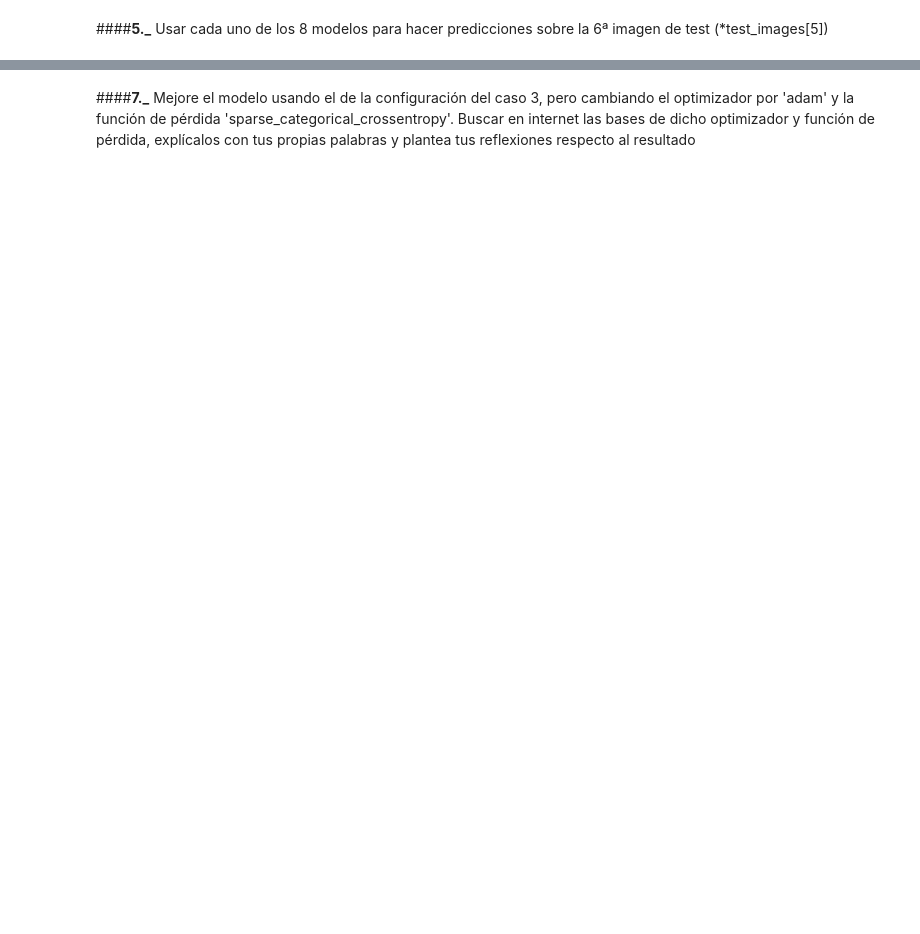
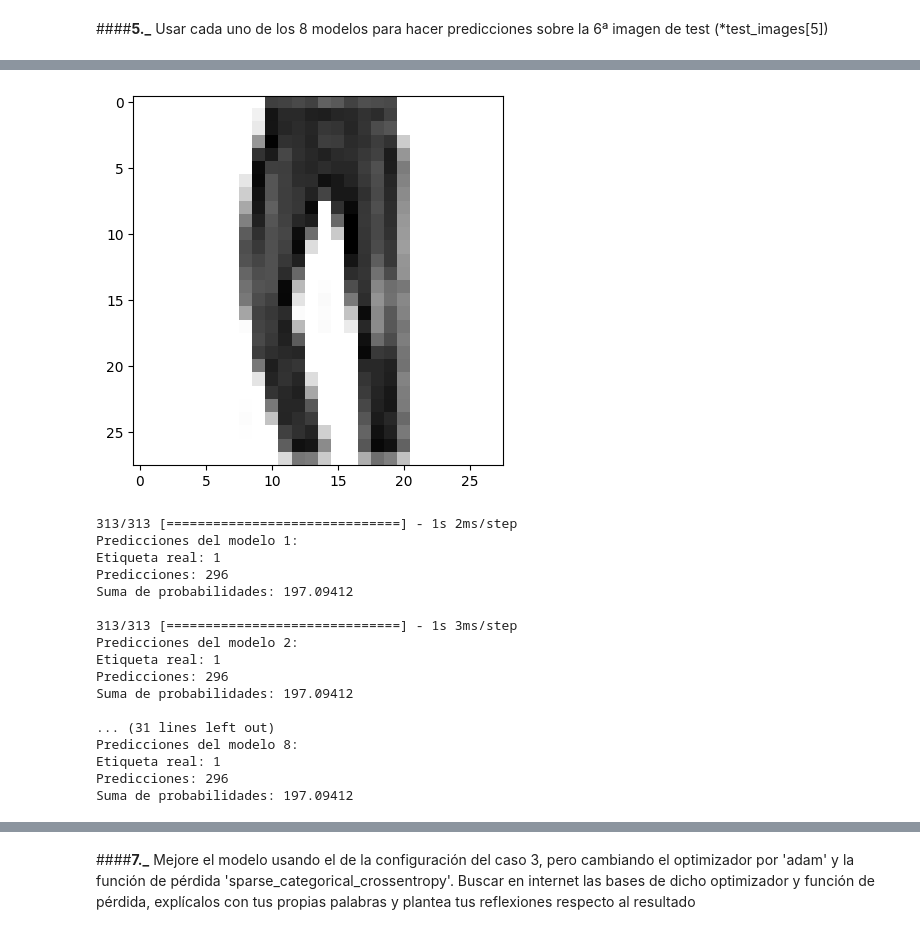
Before and after one commit to claudiaesnarrizaga/APRENDIZAJE_AUTOMATICO_23_24, a Jupyter notebook: Práctica_1_Diseño,_Entrenamiento_y_Test_de_un_Sistema_de_Redes_de_Neuronas_Artificiales_.ipynb, the cells around one changed output, grey strips where cells are left out. Saved outputs shown, nothing was run; the diff lists cells and outputs as text; code cells hidden in the pictures; blank space fills up the shorter version.

```diff
--- a/Práctica_1_Diseño,_Entrenamiento_y_Test_de_un_Sistema_de_Redes_de_Neuronas_Artificiales_.ipynb
+++ b/Práctica_1_Diseño,_Entrenamiento_y_Test_de_un_Sistema_de_Redes_de_Neuronas_Artificiales_.ipynb
@@ -131,15 +138,16 @@ configs = [
     (512, 'sigmoid', 'rmsprop', 5) # Modelo 8
 ]
 
-
+modelos = []
 # Entrenar y evaluar los modelos
 for i, caso in enumerate(configs):
     neurons, activation, optimizer, epochs = caso
     print("Entrenando Modelo {} - Neuronas en Capa 1: {}, Función de Activación: {}, Optimizador: {}".format(i + 1, neurons, activation, optimizer))
     history = train_model(neurons, activation, optimizer, epochs)
     print("Resultado en épocas de entrenamiento:")
-    print("Época final - Precisión de entrenamiento: {history.history['accuracy'][-1]}, Precisión de prueba: {history.history['val_accuracy'][-1]}")
+    print("Época final - Precisión de entrenamiento: {},".format(history.history['accuracy'][-1]), "Precisión de prueba: {}".format(history.history['val_accuracy'][-1]))
     print("="*50)
+    modelos.append(network)
 # %% [output]
 Entrenando Modelo 1 - Neuronas en Capa 1: 10, Función de Activación: relu, Optimizador: sgd
 Epoch 1/5
@@ -375,0 +923,64 @@ AttributeError: ignored
+# %%
+from keras.utils import to_categorical
+from keras.datasets import fashion_mnist
+import matplotlib.pyplot as plt
+import numpy as np
+
+# Cargar los datos de Fashion MNIST
+(train_images, train_labels), (test_images, test_labels) = fashion_mnist.load_data()
+
+# Preprocesar los datos
+train_images = train_images.reshape((60000, 28 * 28))
+test_images = test_images.reshape((10000, 28 * 28))
+train_images = train_images.astype('float32') / 255
+test_images = test_images.astype('float32') / 255
+
+# Convertir las etiquetas de prueba a one-hot encoding
+test_labels = to_categorical(test_labels)
+
+# Elemento a visualizar
+element_to_visualize = 5  # Cambia el índice si quieres ver otro elemento
+
+# Visualizar el elemento 6 de test
+digit = test_images[element_to_visualize]
+# Restaurar la forma original de la imagen (28x28)
+digit = digit.reshape(28, 28)
+
+# Visualizar el elemento 6 de test
+plt.imshow(digit, cmap=plt.cm.binary)
+plt.show()
+
+
+# Hacer predicciones con cada modelo
+for i, model in enumerate(modelos):
+    modelou = modelos[i]
+
+    # Asegúrate de que los datos de prueba tengan la forma correcta
+    test_images_reshaped = test_images.reshape(test_images.shape[0], 28, 28)
+
+    predictions = modelou.predict(test_images_reshaped)
+
+    print(f"Predicciones del modelo {i + 1}:")
+    print("Etiqueta real:", np.argmax(test_labels[element_to_visualize]))
+    print("Predicciones:", np.argmax(predictions[element_to_visualize]))
+    print("Suma de probabilidades:", np.sum(predictions[element_to_visualize]))
+    print()
+# %% [output]
+[figure, added]
+313/313 [==============================] - 1s 2ms/step
+Predicciones del modelo 1:
+Etiqueta real: 1
+Predicciones: 296
+Suma de probabilidades: 197.09412
+
+313/313 [==============================] - 1s 3ms/step
+Predicciones del modelo 2:
+Etiqueta real: 1
+Predicciones: 296
+Suma de probabilidades: 197.09412
+
+... (31 lines left out)
+Predicciones del modelo 8:
+Etiqueta real: 1
+Predicciones: 296
+Suma de probabilidades: 197.09412
```
Also changed, not shown: parts of 37 cells of this notebook.
